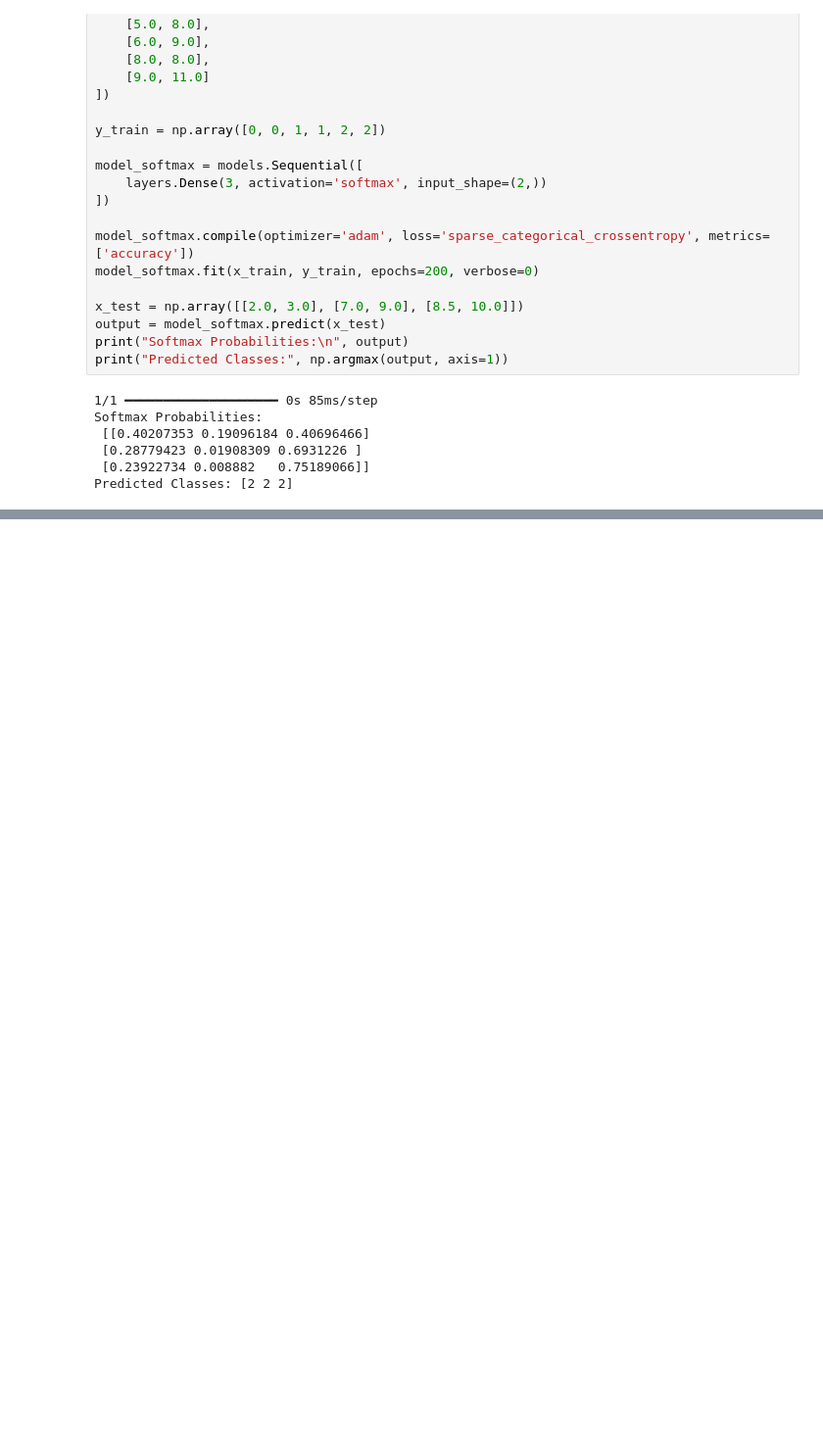
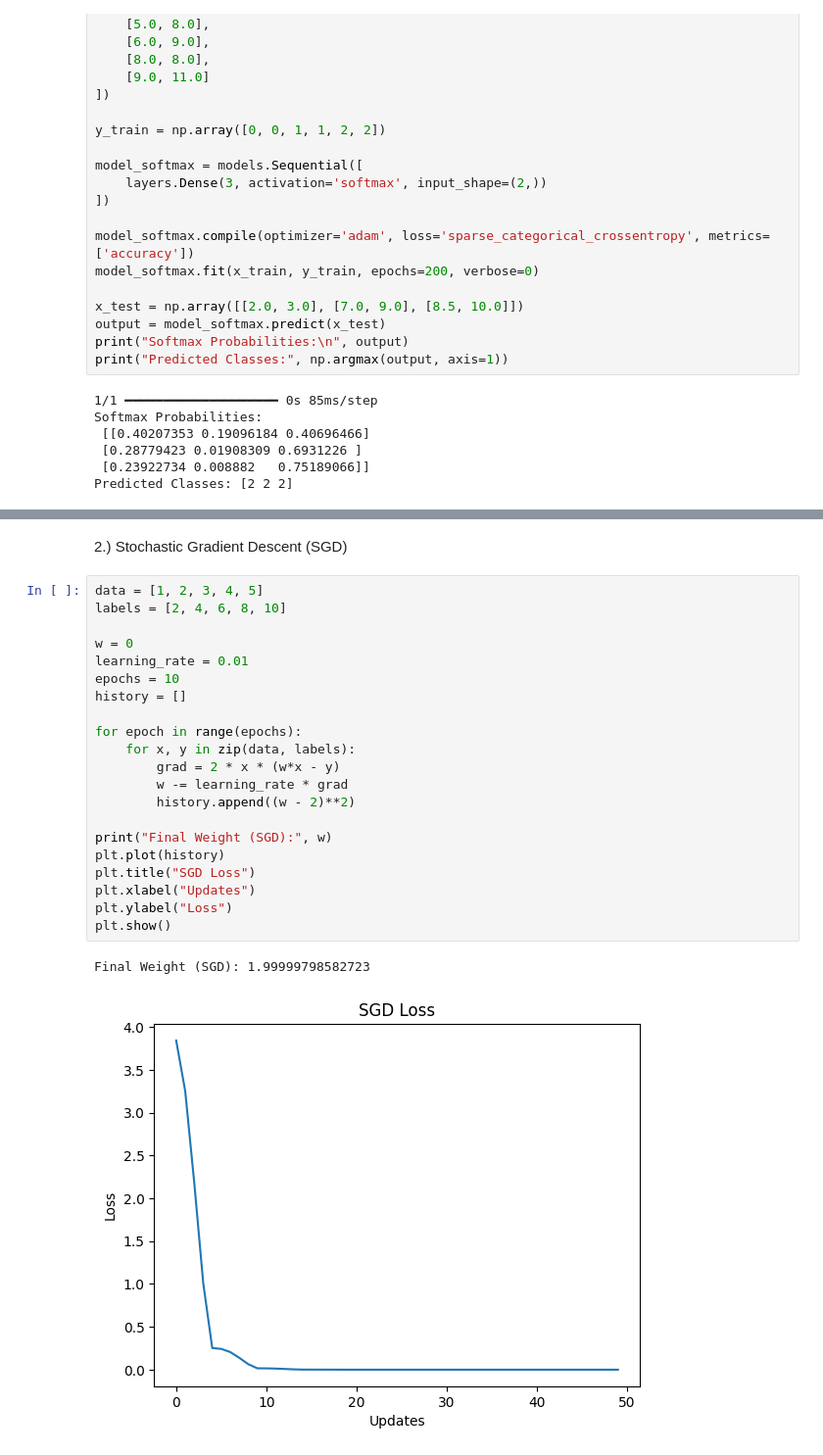
Before and after one commit to visheshsharma1708/Datascience.pr, a Jupyter notebook: deep-learning(tensorflow)/tensorflow.ipynb, the cells around one changed output, grey strips where cells are left out. Shown at 98% size. Saved outputs shown, nothing was run; the diff lists cells and outputs as text; blank space fills up the shorter version.

```diff
--- a/deep-learning(tensorflow)/tensorflow.ipynb
+++ b/deep-learning(tensorflow)/tensorflow.ipynb
@@ -315,0 +384,26 @@ Predicted Classes: [2 2 2]
+# %% [markdown]
+2.) Stochastic Gradient Descent (SGD)
+# %%
+data = [1, 2, 3, 4, 5]
+labels = [2, 4, 6, 8, 10]
+
+w = 0
+learning_rate = 0.01
+epochs = 10
+history = []
+
+for epoch in range(epochs):
+    for x, y in zip(data, labels):
+        grad = 2 * x * (w*x - y)
+        w -= learning_rate * grad
+        history.append((w - 2)**2)
+
+print("Final Weight (SGD):", w)
+plt.plot(history)
+plt.title("SGD Loss")
+plt.xlabel("Updates")
+plt.ylabel("Loss")
+plt.show()
+# %% [output]
+Final Weight (SGD): 1.99999798582723
+[figure, added]
```
Also changed, not shown: parts of 9 cells of this notebook.
